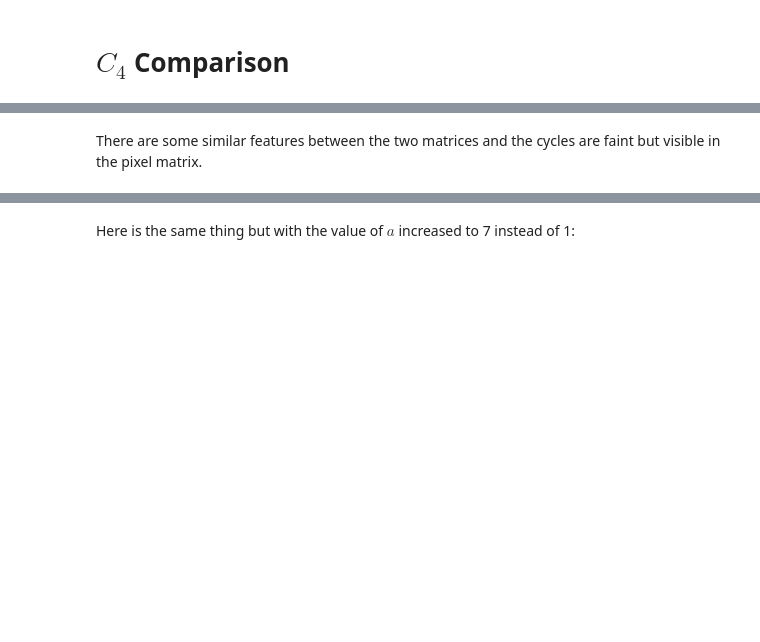
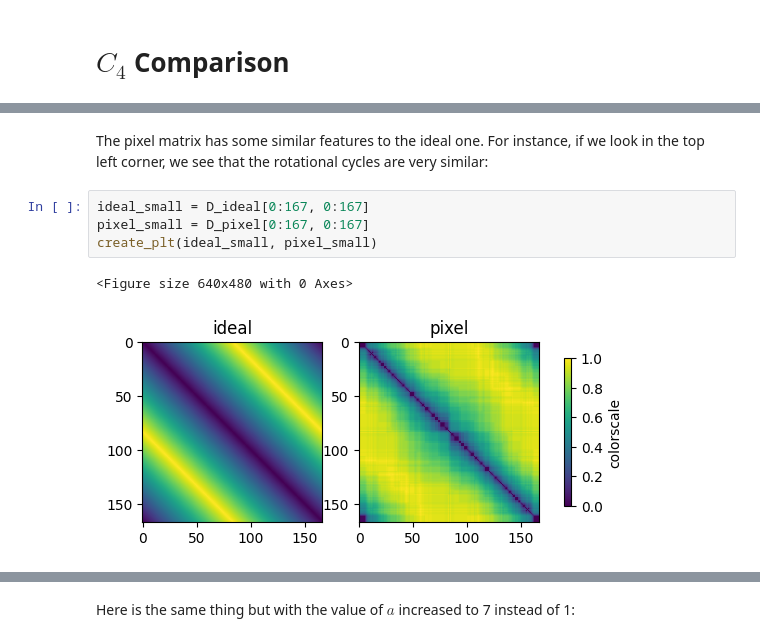
Before and after one commit to kyleormsby/persistent-symmetry, a Jupyter notebook: public/6_compare_idealized_distance_matrix.ipynb, the cells around one changed output, grey strips where cells are left out. Saved outputs shown, nothing was run; the diff lists cells and outputs as text; blank space fills up the shorter version.

```diff
--- a/public/6_compare_idealized_distance_matrix.ipynb
+++ b/public/6_compare_idealized_distance_matrix.ipynb
@@ -399,3 +397,10 @@ distance between metrics:  151.41845070070408
 [figure]
-# %% [markdown]
-There are some similar features between the two matrices and the cycles are faint but visible in the pixel matrix.
+# %% [markdown]
+The pixel matrix has some similar features to the ideal one. For instance, if we look in the top left corner, we see that the rotational cycles are very similar:
+# %%
+ideal_small = D_ideal[0:167, 0:167]
+pixel_small = D_pixel[0:167, 0:167]
+create_plt(ideal_small, pixel_small)
+# %% [output]
+<Figure size 640x480 with 0 Axes>
+[figure, added]
```
Also changed, not shown: parts of 34 cells of this notebook.
